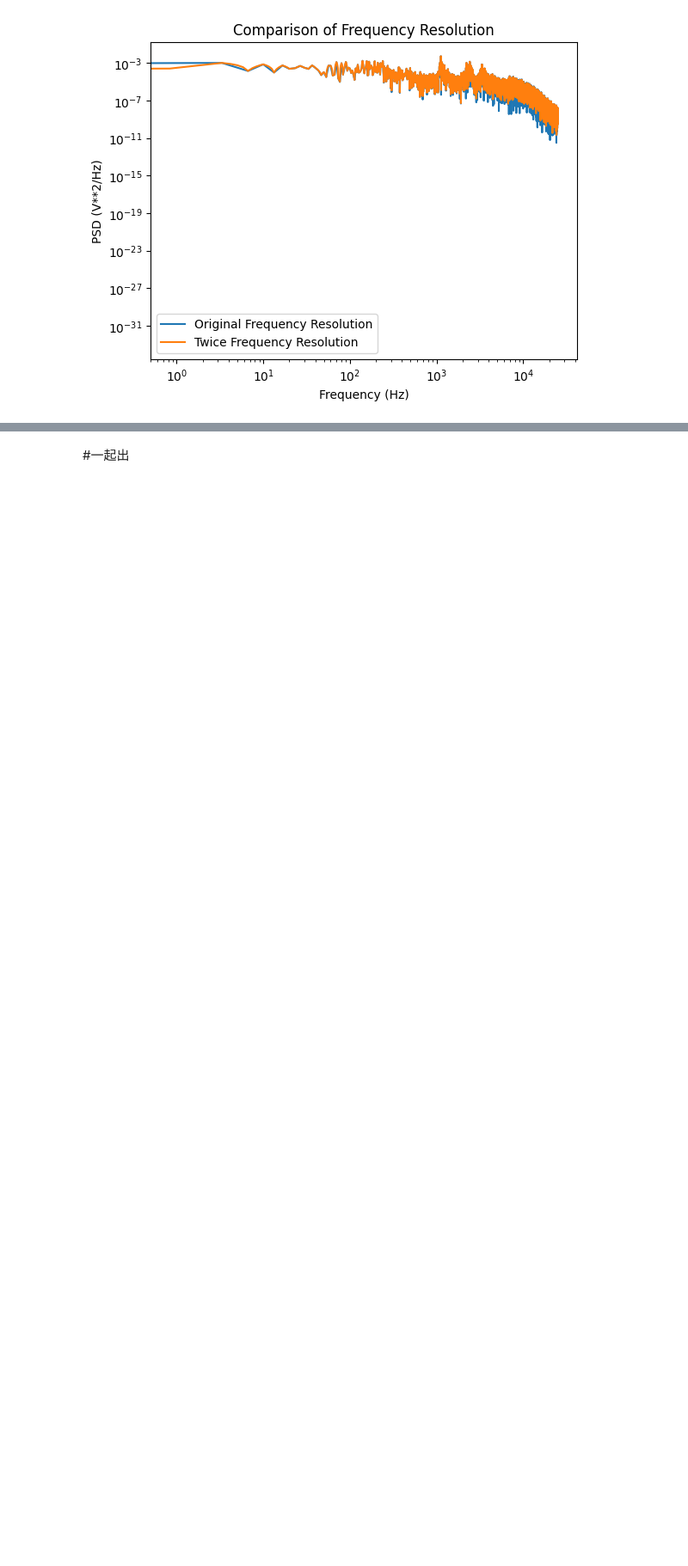
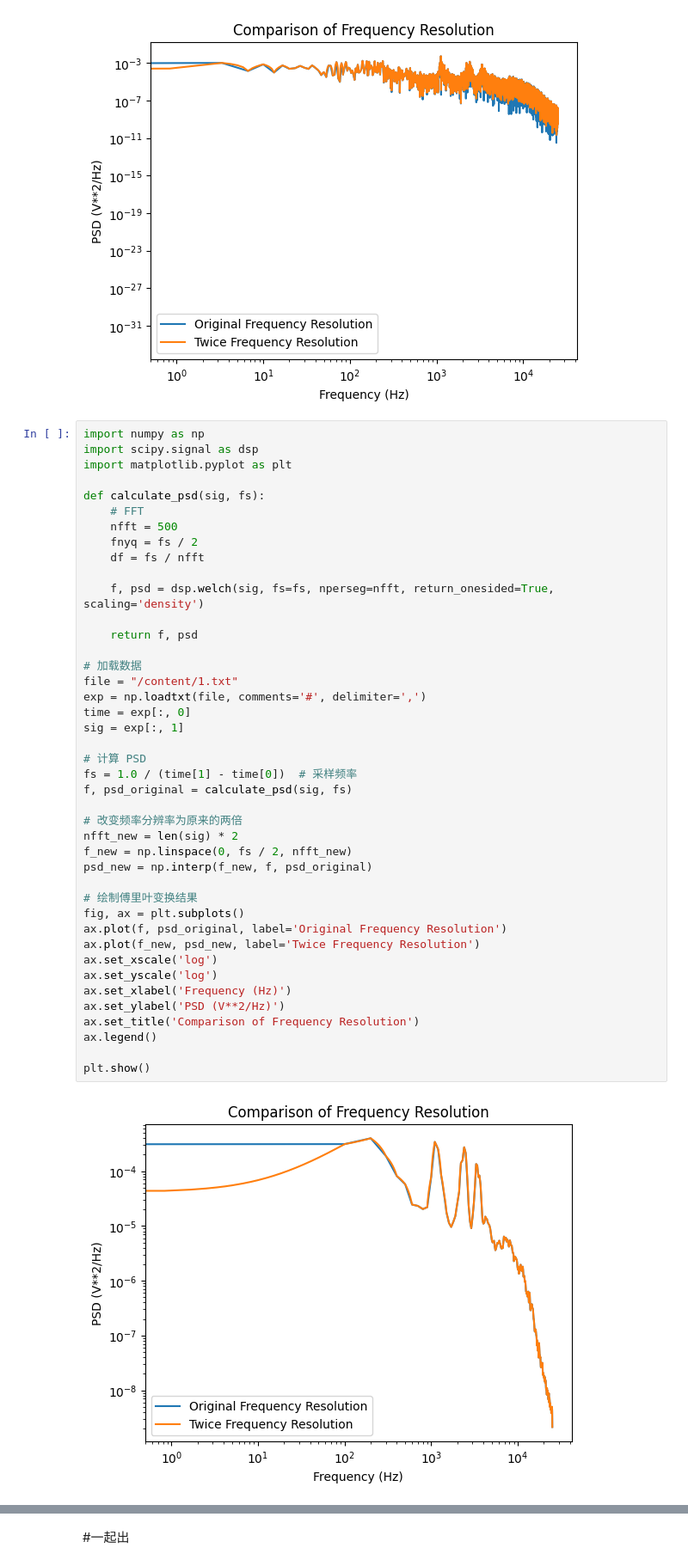
Before and after one commit to Nefarian1/STQD6014-Data-Science, a Jupyter notebook: Untitled0.ipynb, the cells around one changed output, grey strips where cells are left out. Shown at 86% size. Cells and saved outputs as stored; diff of their text form; blank space fills up the shorter version.

```diff
--- a/Untitled0.ipynb
+++ b/Untitled0.ipynb
@@ -172,6 +172,50 @@ ax.legend()
 plt.show()
 # %% [output]
 [figure]
+# %%
+import numpy as np
+import scipy.signal as dsp
+import matplotlib.pyplot as plt
+
+def calculate_psd(sig, fs):
+    # FFT
+    nfft = 500
+    fnyq = fs / 2
+    df = fs / nfft
+
+    f, psd = dsp.welch(sig, fs=fs, nperseg=nfft, return_onesided=True, scaling='density')
+
+    return f, psd
+
+# 加载数据
+file = "/content/1.txt"
+exp = np.loadtxt(file, comments='#', delimiter=',')
+time = exp[:, 0]
+sig = exp[:, 1]
+
+# 计算 PSD
+fs = 1.0 / (time[1] - time[0])  # 采样频率
+f, psd_original = calculate_psd(sig, fs)
+
+# 改变频率分辨率为原来的两倍
+nfft_new = len(sig) * 2
+f_new = np.linspace(0, fs / 2, nfft_new)
+psd_new = np.interp(f_new, f, psd_original)
+
+# 绘制傅里叶变换结果
+fig, ax = plt.subplots()
+ax.plot(f, psd_original, label='Original Frequency Resolution')
+ax.plot(f_new, psd_new, label='Twice Frequency Resolution')
+ax.set_xscale('log')
+ax.set_yscale('log')
+ax.set_xlabel('Frequency (Hz)')
+ax.set_ylabel('PSD (V**2/Hz)')
+ax.set_title('Comparison of Frequency Resolution')
+ax.legend()
+
+plt.show()
+# %% [output]
+[figure, added]
 # %%
 import numpy as np
 import statsmodels.api as sm
```
